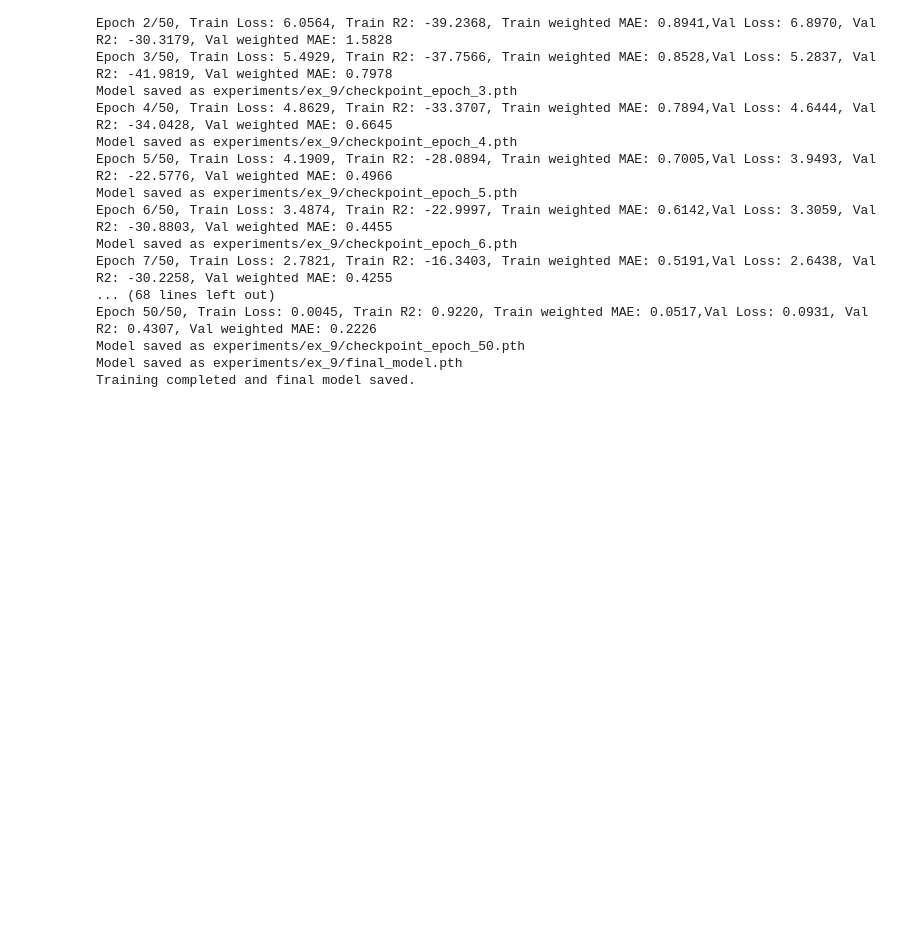
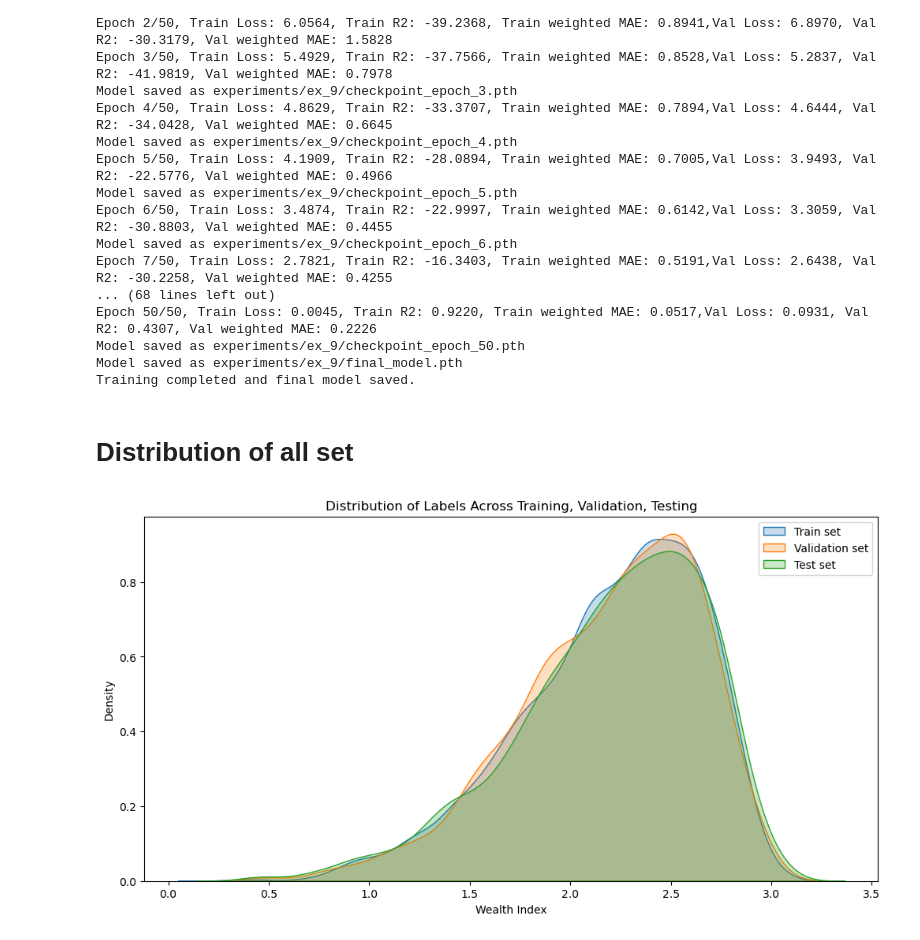
Before and after one commit to lhmtrinh/Remote-Sensing-Wealth-Index, a Jupyter notebook: main.ipynb, the cells around one changed output. Saved outputs shown, nothing was run; the diff lists cells and outputs as text; code cells hidden in the pictures; blank space fills up the shorter version.

Commit message:
Include graphics for label distribution

```diff
--- a/main.ipynb
+++ b/main.ipynb
@@ -249,3 +249,7 @@ Model saved as experiments/ex_6//final_model.pth
 Training completed and final model saved.
 # %%
 import numpy as np
+# %%
+dense_weight_model = DenseWeight(0.25)
+dense_weight_model.fit(training_labels)
+weights_025 = dense_weight_model.dense_weight(np.sort(training_labels))
@@ -410,3 +421,31 @@ Epoch 50/50, Train Loss: 0.0045, Train R2: 0.9220, Train weighted MAE: 0.0517,Va
 Model saved as experiments/ex_9/checkpoint_epoch_50.pth
 Model saved as experiments/ex_9/final_model.pth
 Training completed and final model saved.
+# %% [markdown]
+# Distribution of all set
+# %%
+test_files = sorted_file_paths('./data/records_location/test/')
+test_dataset = create_dataset(test_files)
+
+validation_labels = val_dataset.all_labels.numpy()
+test_labels = test_dataset.all_labels.numpy()
+
+# Set up the matplotlib figure
+# Set up the matplotlib figure
+plt.figure(figsize=(12, 6))
+
+# KDE plot of True Labels
+sns.kdeplot(training_labels, label='Train set', fill=True)
+sns.kdeplot(validation_labels, label='Validation set', fill=True)
+sns.kdeplot(test_labels, label='Test set', fill=True)
+
+# Plot formatting
+plt.title('Distribution of Labels Across Training, Validation, Testing')
+plt.xlabel('Wealth Index')
+plt.ylabel('Density')
+plt.legend()
+
+# Show the plot
+plt.show()
+# %% [output]
+[figure, added]
```
Also changed, not shown: parts of 4 cells of this notebook, 1 other file.
